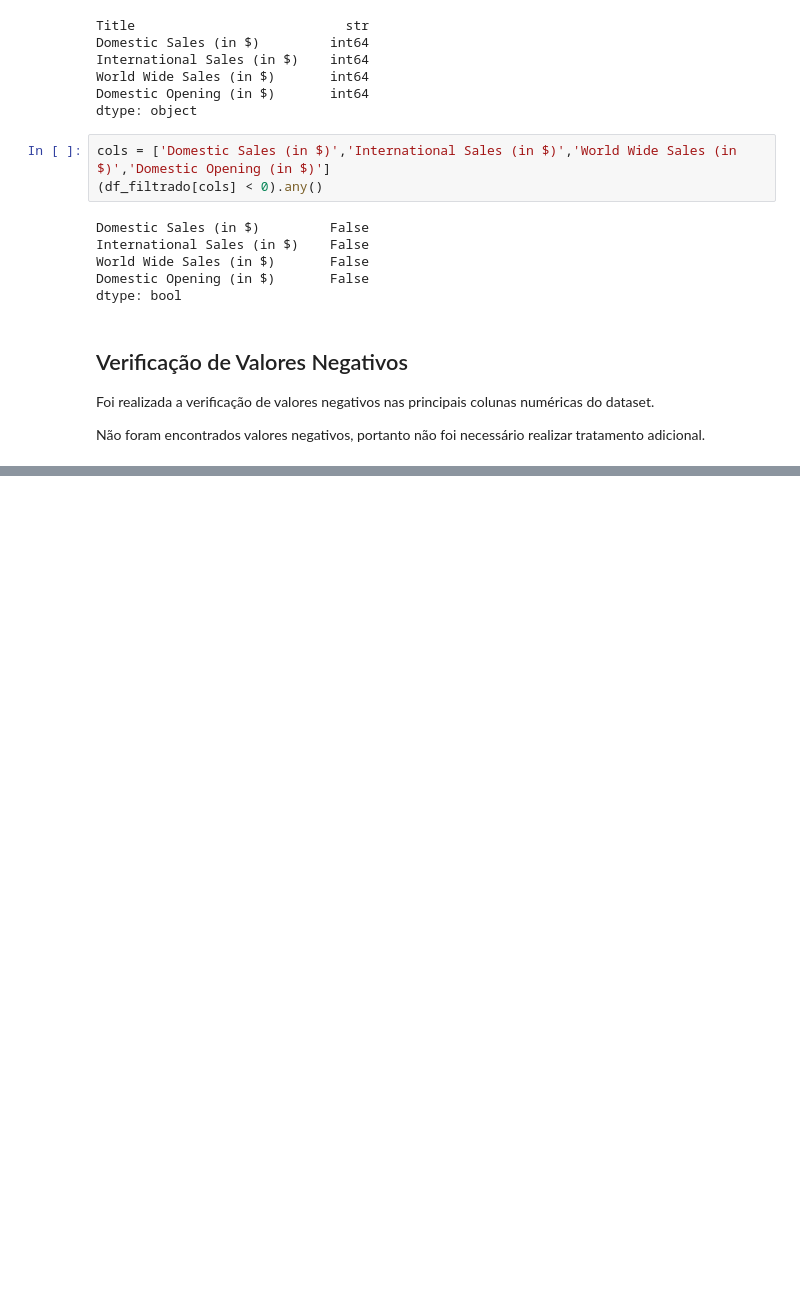
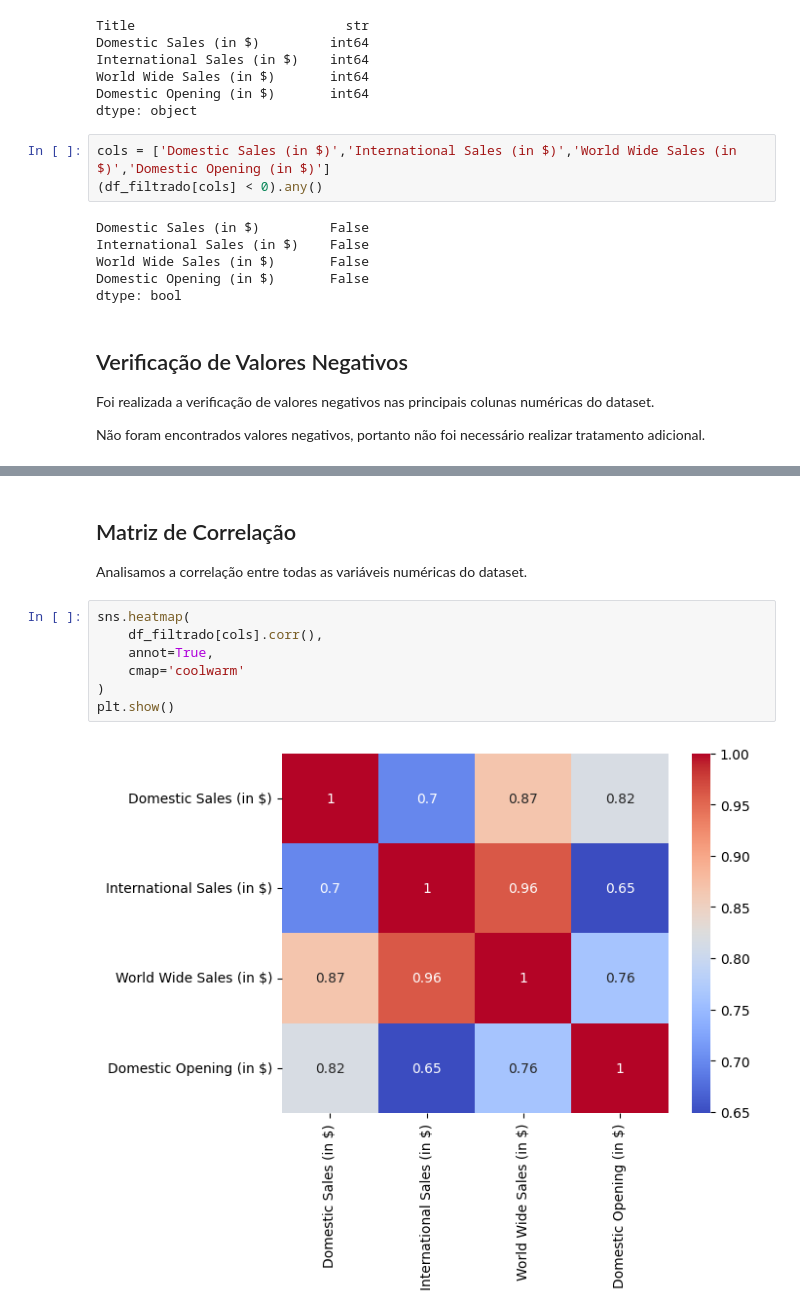
Before and after one commit to gabrielaniceto1/TrabalhoEstatistica, a Jupyter notebook: pergunta3.ipynb, the cells around one changed output, grey strips where cells are left out. Cells and saved outputs as stored; diff of their text form; blank space fills up the shorter version.

```diff
--- a/pergunta3.ipynb
+++ b/pergunta3.ipynb
@@ -200,0 +270,13 @@ sns.boxplot(data=df_filtrado)
+# %% [markdown]
+## Matriz de Correlação
+
+Analisamos a correlação entre todas as variáveis numéricas do dataset.
+# %%
+sns.heatmap(
+    df_filtrado[cols].corr(),
+    annot=True,
+    cmap='coolwarm'
+)
+plt.show()
+# %% [output]
+[figure, added]
```
Also changed, not shown: parts of 23 cells of this notebook.
